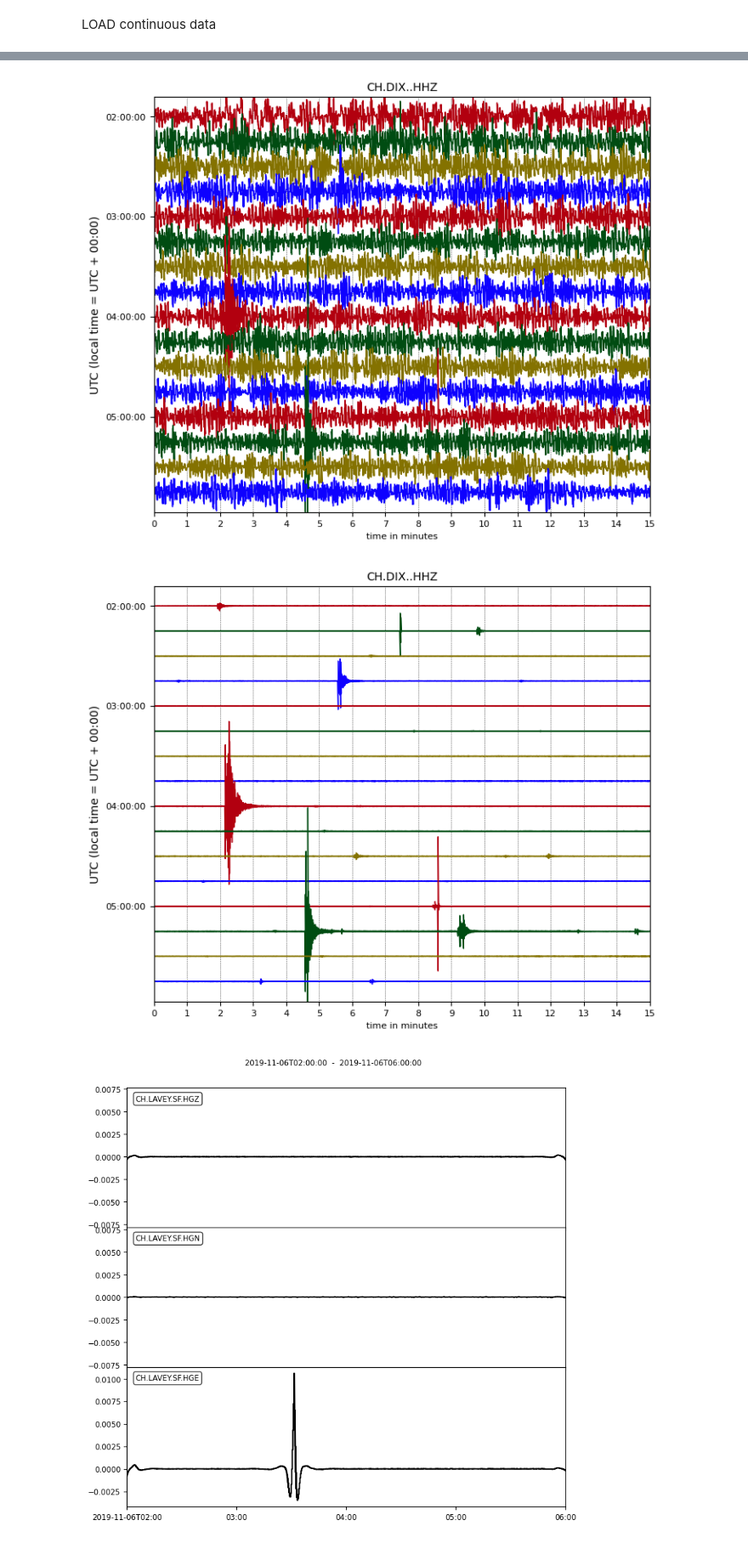
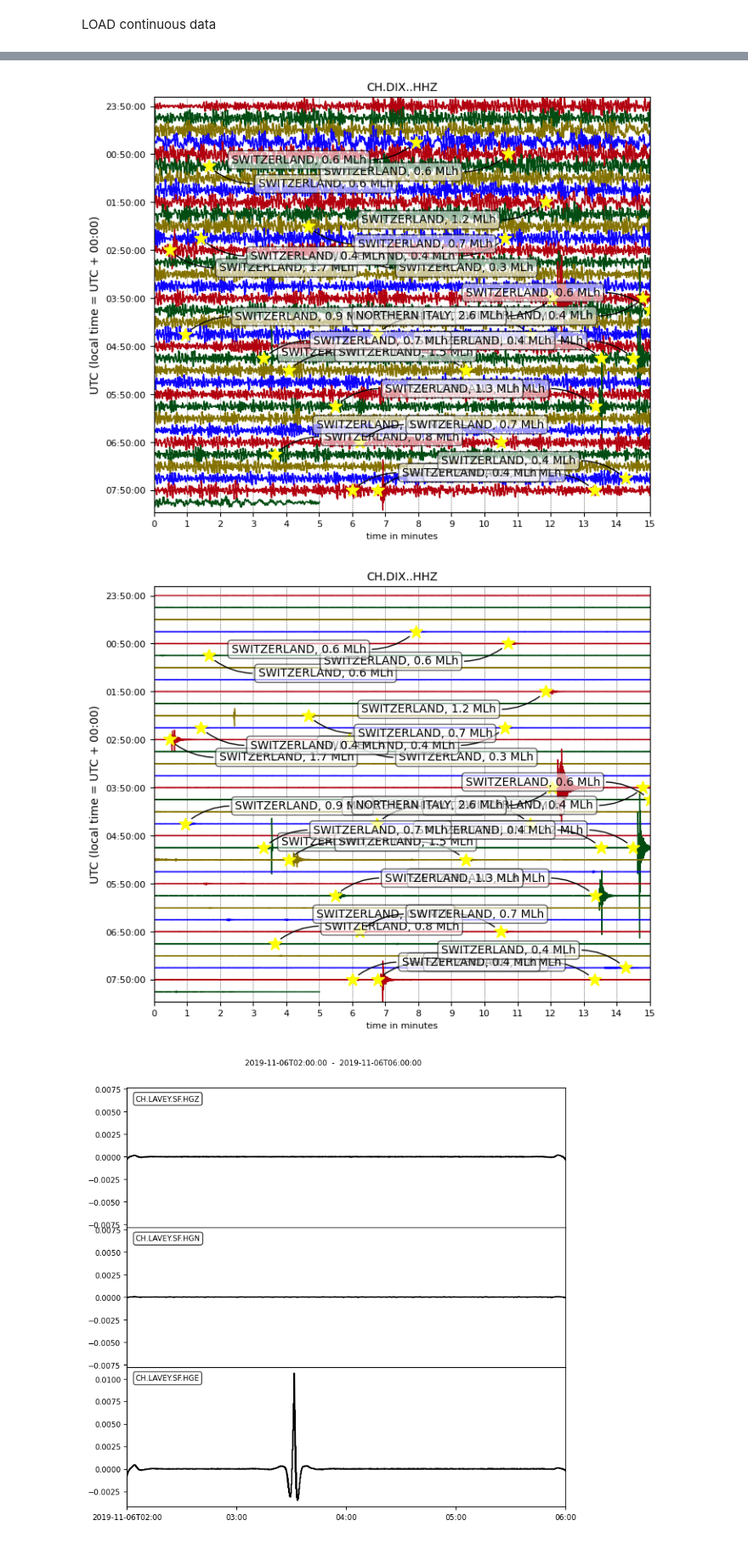
Before and after one commit to niko-d/DSL, a Jupyter notebook: basic_processing.ipynb, the cells around one changed output, grey strips where cells are left out. Shown at 85% size. Drawn from its saved outputs; the diff is of its cells as text; code cells hidden in the pictures.

Commit message:
Add files via upload
catalogued events added

```diff
--- a/basic_processing.ipynb
+++ b/basic_processing.ipynb
@@ -248,15 +248,19 @@ from obspy.clients.fdsn import Client
 
 client = Client("ETH")
 
-utc = obspy.UTCDateTime(2019, 11, 6, 4, 0, 0, 0)
+utc = obspy.UTCDateTime(2019, 11, 6, 7, 0, 0, 0)
 print("Day of year (test data set ending on XX0): " + str(utc.julday))
-time_window = [7200,7200]
+time_window = [14400,14400]
 buffer=100
 
 # get obspy stream = list of several obspy traces (1D arrays) with metainformation
 # # CH network DIX station channel/sensortype HH see https://www.fdsn.org/networks/detail/CH/
 st_ch_dix = client.get_waveforms(network="CH",station="DIX",location='*',channel='HH*',
                               starttime=utc -time_window[0]-buffer,endtime=utc +time_window[1] + buffer,attach_response=True).merge()
+#st_ch_dix = client.get_waveforms(network="CH",station="SIOO",location='*',channel='HG*',
+#                              starttime=utc -time_window[0]-buffer,endtime=utc +time_window[1] + buffer,attach_response=True).merge()
+
+cat = client.get_events(starttime=utc -time_window[0]-buffer,endtime=utc +time_window[1] + buffer)  # ETH earthquake catalogue
 
 st_ch_dix.remove_response(output="VEL", pre_filt=[1/1000, 1/200, 45, 50], water_level=None)  # deconvolve instrument response, go to physical units m/s
 if st_ch_dix[0].stats.sampling_rate > 100:  # downsample to 100sps, pre_filter removes >50Hz
@@ -289,14 +292,14 @@ CH
 # %%
 y_limit = np.percentile(st_ch_dix.select(component="Z")[0].data,99.95)  # use same y scale on raw and bandpass data
-st_ch_dix.select(component="Z").plot(type='dayplot',vertical_scaling_range=y_limit);
+st_ch_dix.select(component="Z").plot(type='dayplot',vertical_scaling_range=y_limit,events=cat);
 # %% [output]
-[figure, old version]
+[figure, new version]
 # %%
 st_ch_dix_bandpass = st_ch_dix.copy()
 st_ch_dix_bandpass.filter("bandpass",freqmin=2,freqmax=30)
-st_ch_dix_bandpass.select(component="Z").plot(type='dayplot',vertical_scaling_range=y_limit);
+st_ch_dix_bandpass.select(component="Z").plot(type='dayplot',vertical_scaling_range=y_limit,events=cat);
 # %% [output]
-[figure, old version]
+[figure, new version]
 # %%
 st_ch_lafey = client.get_waveforms(network="CH",station="LAVEY",location='SF*',channel='*',
                               starttime=utc -time_window[0]-buffer,endtime=utc +time_window[1] + buffer,attach_response=True).merge()
```
Also changed, not shown: parts of 5 cells of this notebook.
